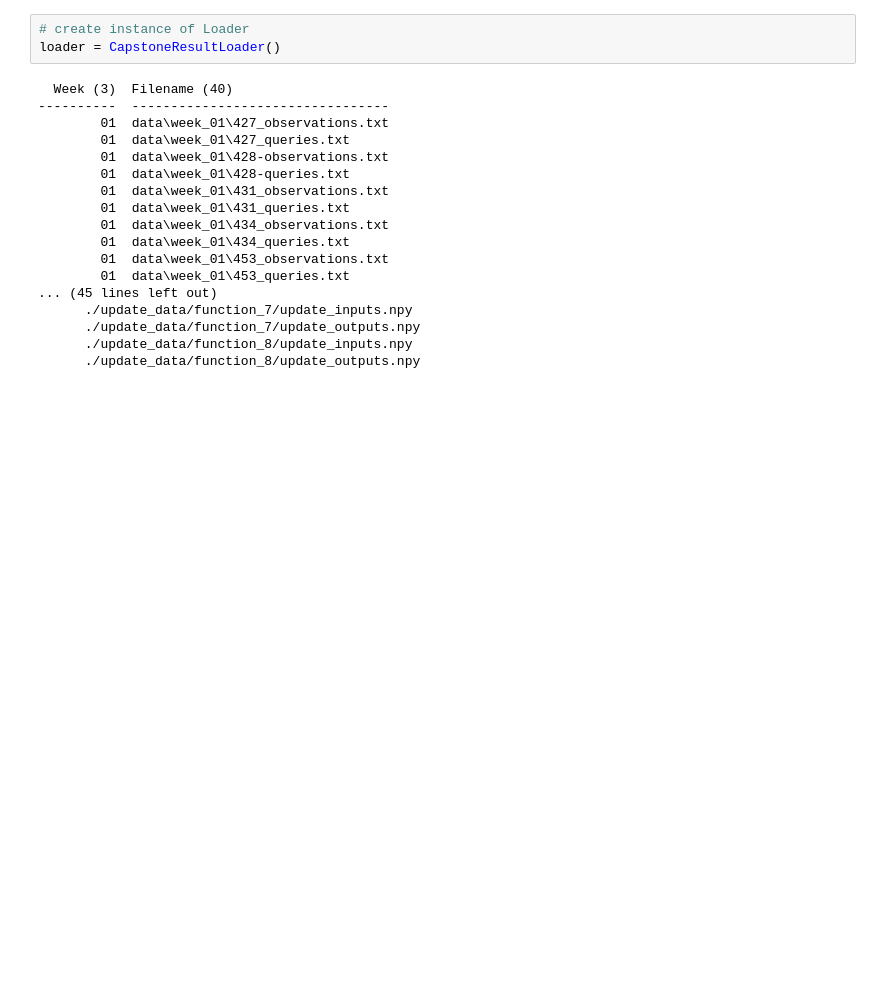
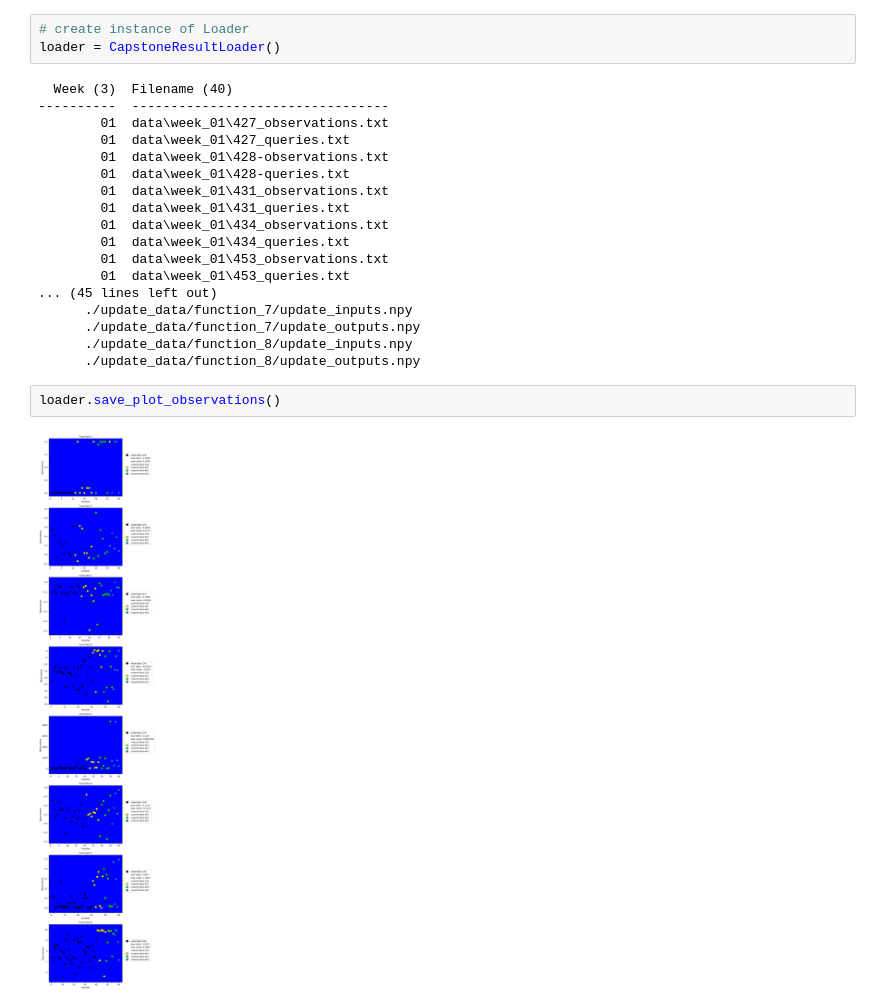
Before and after one commit to wrm65/Capstone-Competition-2024, a Jupyter notebook: load_capstone_results.ipynb, the cells around one changed output. Saved outputs shown, nothing was run; the diff lists cells and outputs as text; blank space fills up the shorter version.

Commit message:
Update README graphs

```diff
--- a/load_capstone_results.ipynb
+++ b/load_capstone_results.ipynb
@@ -637,3 +637,7 @@ loader = CapstoneResultLoader()
       ./update_data/function_7/update_outputs.npy
       ./update_data/function_8/update_inputs.npy
       ./update_data/function_8/update_outputs.npy
+# %%
+loader.save_plot_observations()
+# %% [output]
+[figure, added]
```
Also changed, not shown: 2 other files.
